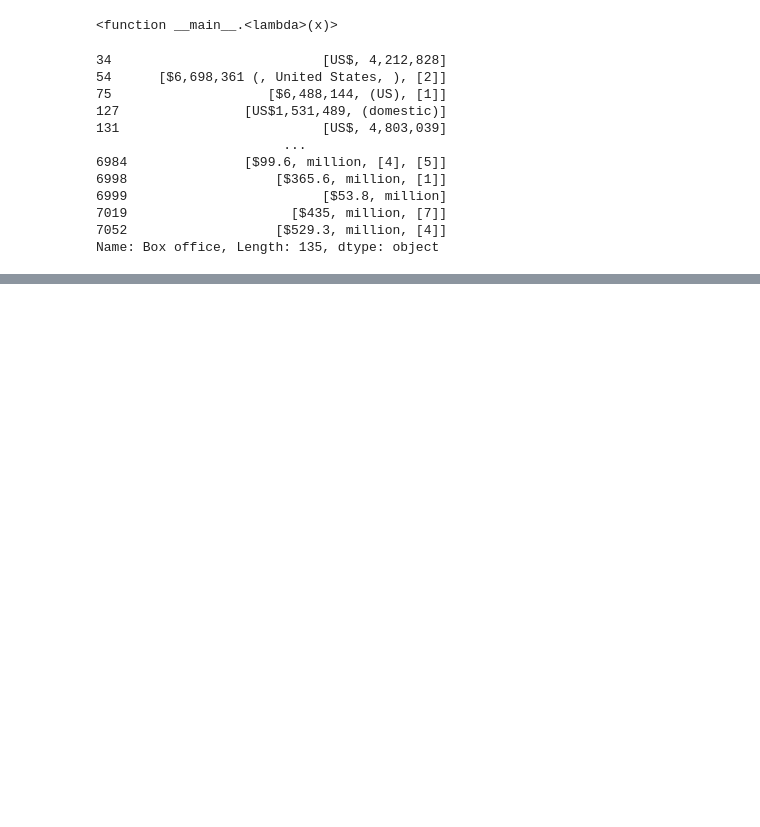
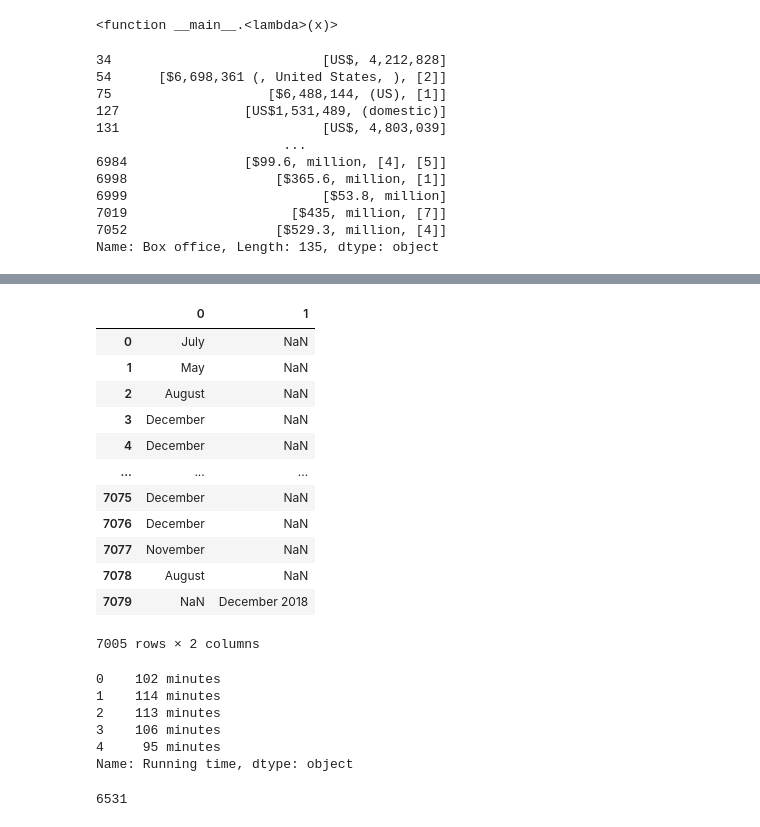
Before and after one commit to laurlen2112/Movies-ETL, a Jupyter notebook: Movies_module_json.ipynb, the cells around one changed output, grey strips where cells are left out. Saved outputs shown, nothing was run; the diff lists cells and outputs as text; code cells hidden in the pictures; blank space fills up the shorter version.

```diff
--- a/Movies_module_json.ipynb
+++ b/Movies_module_json.ipynb
@@ -445,0 +632,4 @@ import re
+# %%
+#remove the budget citation references
+budget = budget.str.replace(r'\[d+\]\s*', '')
+budget[~matches_form_one & ~matches_form_two]
@@ -445,0 +649,9 @@ import re
+# %%
+#parse budget values, copy code from BO change to budget
+wiki_movies_df['budget'] = budget.str.extract(f'({form_one}|{form_two})', flags=re.IGNORECASE)[0].apply(parse_dollars)
+# %%
+#drop budget column
+wiki_movies_df.drop('Budget', axis=1, inplace=True)
+# %%
+#parse the release date
+release_date = wiki_movies_df["Release date"].dropna().apply(lambda x: ' '.join(x) if type(x) == list else x)
@@ -445,0 +673,16 @@ import re
+# %%
+release_date.str.extract(f'({date_form_one}|{date_form_two}|{date_form_three}|{date_form_four})', flags=re.IGNORECASE)
+# %% [output]
+|  | 0 | 1 |
+| 0 | July | NaN |
+| 1 | May | NaN |
+| 2 | August | NaN |
+| 3 | December | NaN |
+| 4 | December | NaN |
+| ... | ... | ... |
+| 7075 | December | NaN |
+| 7076 | December | NaN |
+| 7077 | November | NaN |
+| 7078 | August | NaN |
+| 7079 | NaN | December 2018 |
+7005 rows × 2 columns
@@ -445,0 +693,16 @@ import re
+# %%
+running_time[:5]
+# %% [output]
+0    102 minutes
+1    114 minutes
+2    113 minutes
+3    106 minutes
+4     95 minutes
+Name: Running time, dtype: object
+# %%
+#see how many look like "100 minutes" using string boundaries
+#module results are 6528, my results are 3 over
+
+running_time.str.contains(r'^\d*\s*minutes$', flags=re.IGNORECASE, na=False).sum()
+# %% [output]
+6531
```
Also changed, not shown: parts of 31 cells of this notebook.
